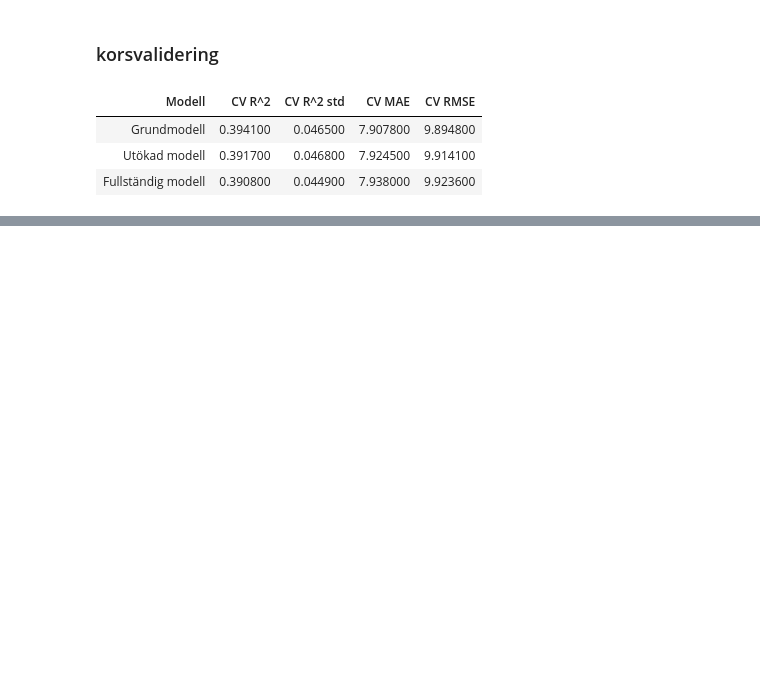
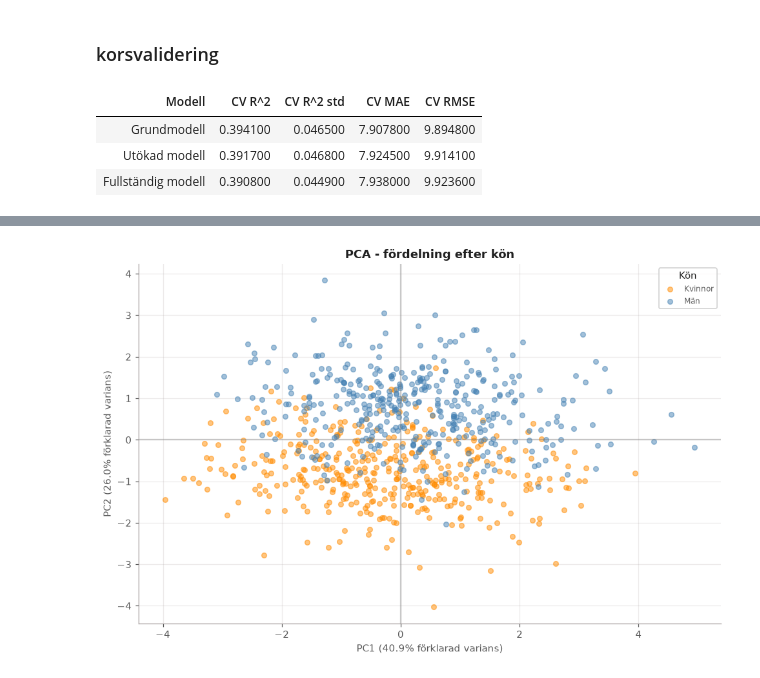
Before and after one commit to Yttak82/health_analysis, a Jupyter notebook: notebooks/analysis.ipynb, the cells around one changed output, grey strips where cells are left out. Cells and saved outputs as stored; diff of their text form; code cells hidden in the pictures; blank space fills up the shorter version.

```diff
--- a/notebooks/analysis.ipynb
+++ b/notebooks/analysis.ipynb
@@ -814,0 +866,10 @@ display(cv_table.round(4).style.hide(axis="index"))
+# %%
+from src.viz import plot_pca_by_sex
+
+sex = df.loc[pca_index, "sex"].to_numpy()
+
+fig, ax = plot_pca_by_sex(X_pca, pca_model, sex)
+
+plt.show()
+# %% [output]
+[figure, added]
```
Also changed, not shown: parts of 8 cells of this notebook, 3 other files.
